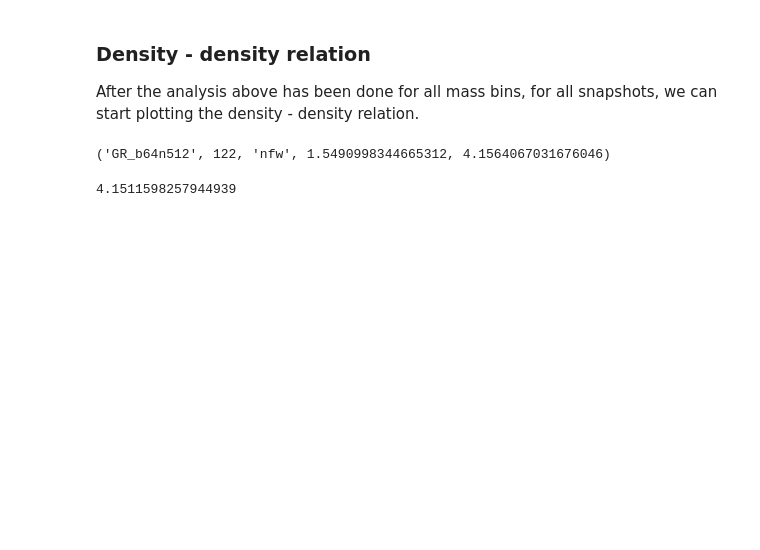
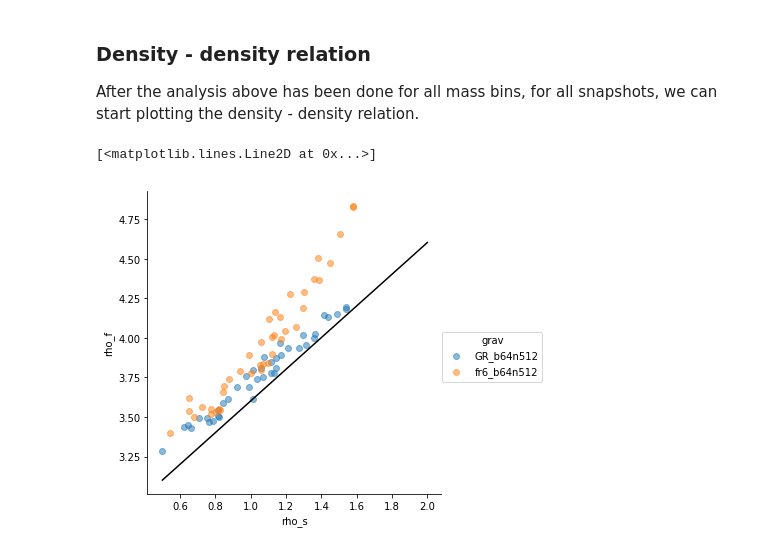
Before and after one commit to oleskiewicz/hbtp, a Jupyter notebook: notebook.ipynb, the cells around one changed output. Drawn from its saved outputs; the diff is of its cells as text; code cells hidden in the pictures; blank space fills up the shorter version.

```diff
--- a/notebook.ipynb
+++ b/notebook.ipynb
@@ -205,17 +203,3 @@ plot_halo_mass_history(ax, *halo_mass_history(grav, 122, hs, F(prof, c)))
 ### Density - density relation
 
 After the analysis above has been done for all mass bins, for all snapshots, we can start plotting the density - density relation.
-# %%
-def process(hs, grav, snap, prof):
-    ps = halo_profiles(HBTReader("./data/%s/subcat" % grav), hs, snap, prof)
-    rho_s = ps[4]
-    _, _, _, rho_f = halo_mass_history(grav, snap, hs, F(prof, c))
-    return grav, snap, prof, rho_f, rho_s
-
-process(hs, grav, snap, prof)
-# %% [output]
-('GR_b64n512', 122, 'nfw', 1.5490998344665312, 4.1564067031676046)
-# %%
-np.log10(400.0 * np.power(10.0, 1.5490998344665312))
-# %% [output]
-4.1511598257944939
@@ -275,0 +208,10 @@ np.log10(400.0 * np.power(10.0, 1.5490998344665312))
+# %%
+d = pd.read_csv("./nfw.csv")
+# %%
+sns.FacetGrid(d, hue='grav', size=5)\
+    .map(plt.scatter, 'rho_s', 'rho_f', alpha=0.5)\
+    .add_legend()
+plt.plot([0.5, 2.0], np.log10(400.0 * np.power(10.0, np.array([0.5, 2.0]))), 'k-')
+# %% [output]
+[<matplotlib.lines.Line2D at 0x...>]
+[figure, added]
```
Also changed, not shown: parts of 11 cells of this notebook, 1 other file.
